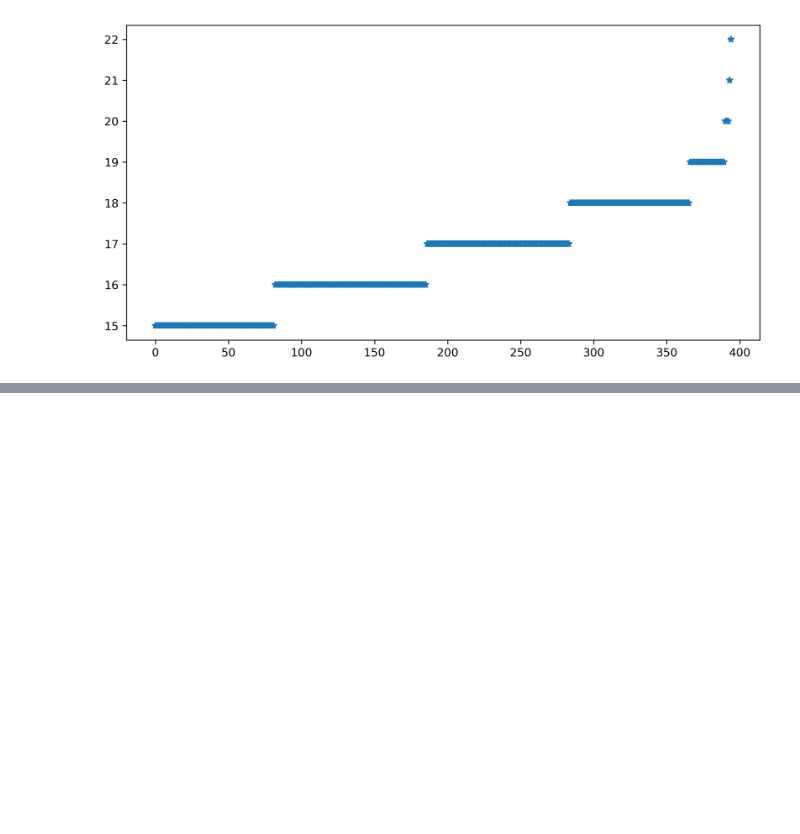
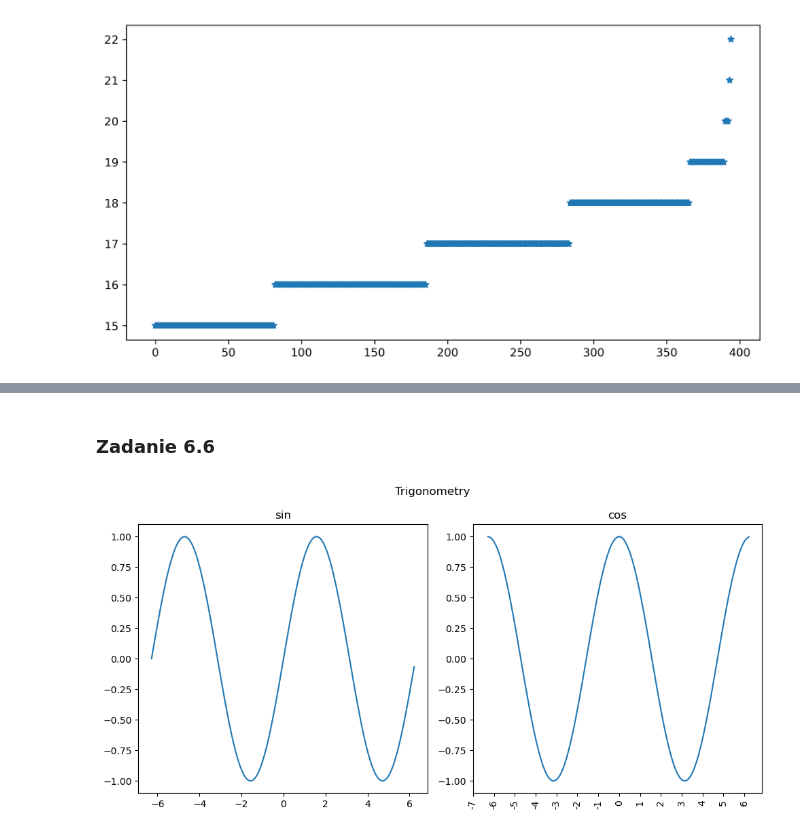
Before and after one commit to kplawik/MetodyWizualizacjiDanych, a Jupyter notebook: zadania_6.ipynb, the cells around one changed output, grey strips where cells are left out. Drawn from its saved outputs; the diff is of its cells as text; code cells hidden in the pictures; blank space fills up the shorter version.

```diff
--- a/zadania_6.ipynb
+++ b/zadania_6.ipynb
@@ -63,0 +141,19 @@ plt.close(3)
+# %% [markdown]
+### Zadanie 6.6
+# %%
+fig, (ax1, ax2) = plt.subplots(1, 2)
+fig.set_figheight(5)
+fig.set_figwidth(10)
+x = np.arange(-2*np.pi, 2*np.pi, 0.1)
+xLabel = np.arange(-7, 7, 1)
+ax1.plot(x, np.sin(x))
+ax1.set_title('sin')
+ax2.plot(x, np.cos(x))
+ax2.set_title('cos')
+ax2.set_xticks(xLabel)
+ax2.set_xticklabels(xLabel, rotation=90)
+fig.suptitle('Trigonometry')
+fig.tight_layout()
+plt.show()
+# %% [output]
+[figure, added]
```
Also changed, not shown: parts of 15 cells of this notebook.
